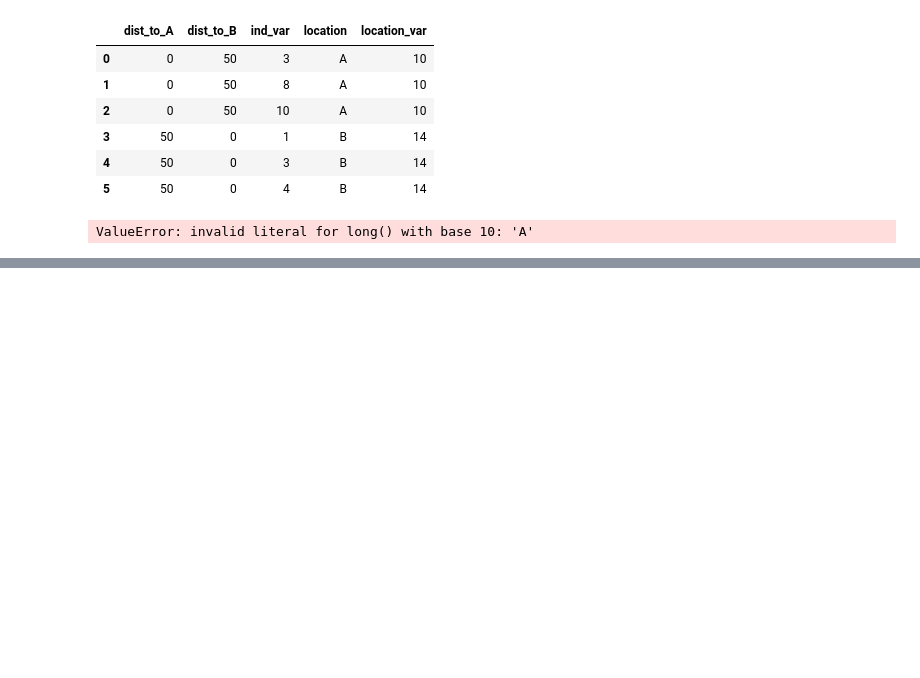
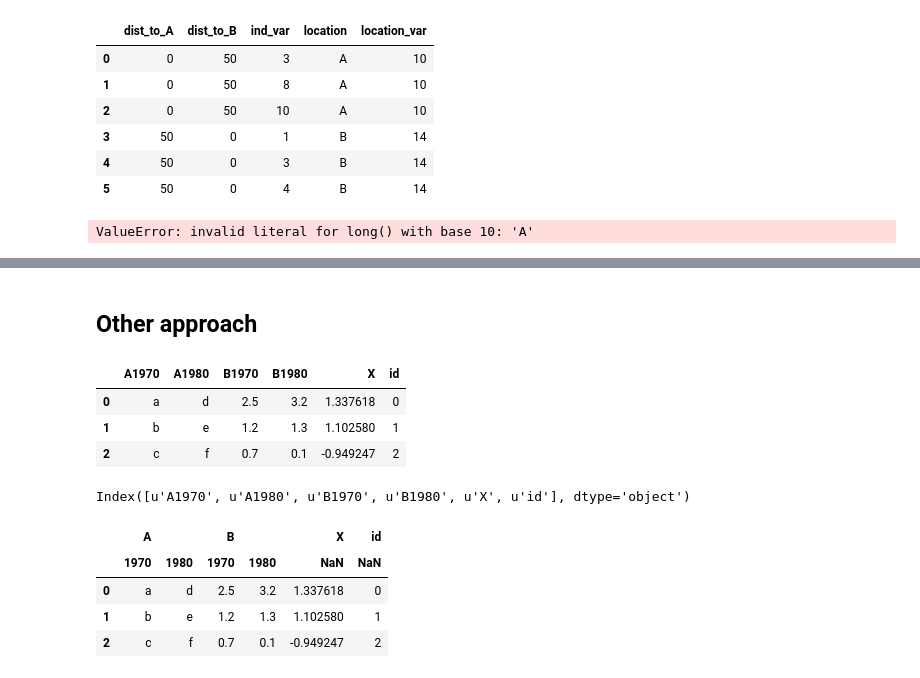
Before and after one commit to gridl/scipy_notebooks, a Jupyter notebook: pandas-pr-wide_to_long.ipynb, the cells around one changed output, grey strips where cells are left out. Saved outputs shown, nothing was run; the diff lists cells and outputs as text; code cells hidden in the pictures; blank space fills up the shorter version.

```diff
--- a/pandas-pr-wide_to_long.ipynb
+++ b/pandas-pr-wide_to_long.ipynb
@@ -128,0 +175,9 @@ ValueError: invalid literal for long() with base 10: 'A'
+# %% [markdown]
+## Other approach
+# %%
+df
+# %% [output]
+|  | A1970 | A1980 | B1970 | B1980 | X | id |
+| 0 | a | d | 2.5 | 3.2 | 1.337618 | 0 |
+| 1 | b | e | 1.2 | 1.3 | 1.102580 | 1 |
+| 2 | c | f | 0.7 | 0.1 | -0.949247 | 2 |
@@ -128,0 +186,4 @@ ValueError: invalid literal for long() with base 10: 'A'
+# %%
+df2.columns
+# %% [output]
+Index([u'A1970', u'A1980', u'B1970', u'B1980', u'X', u'id'], dtype='object')
@@ -128,0 +194,8 @@ ValueError: invalid literal for long() with base 10: 'A'
+# %%
+df2
+# %% [output]
+|  | A |  | B |  | X | id |
+|  | 1970 | 1980 | 1970 | 1980 | NaN | NaN |
+| 0 | a | d | 2.5 | 3.2 | 1.337618 | 0 |
+| 1 | b | e | 1.2 | 1.3 | 1.102580 | 1 |
+| 2 | c | f | 0.7 | 0.1 | -0.949247 | 2 |
```
Also changed, not shown: parts of 16 cells of this notebook, 8 other files.
